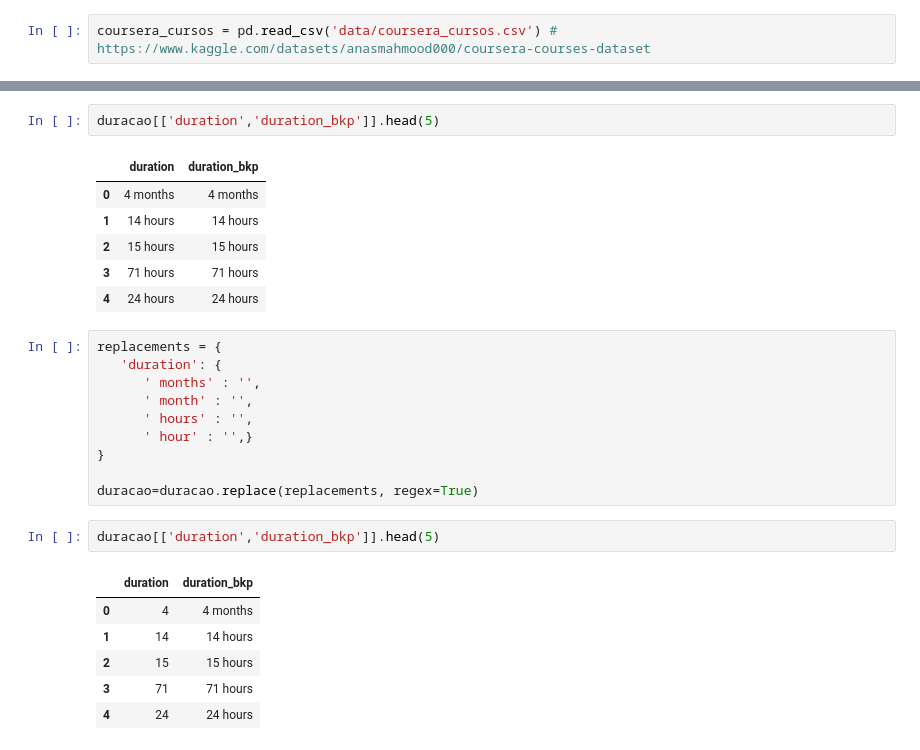
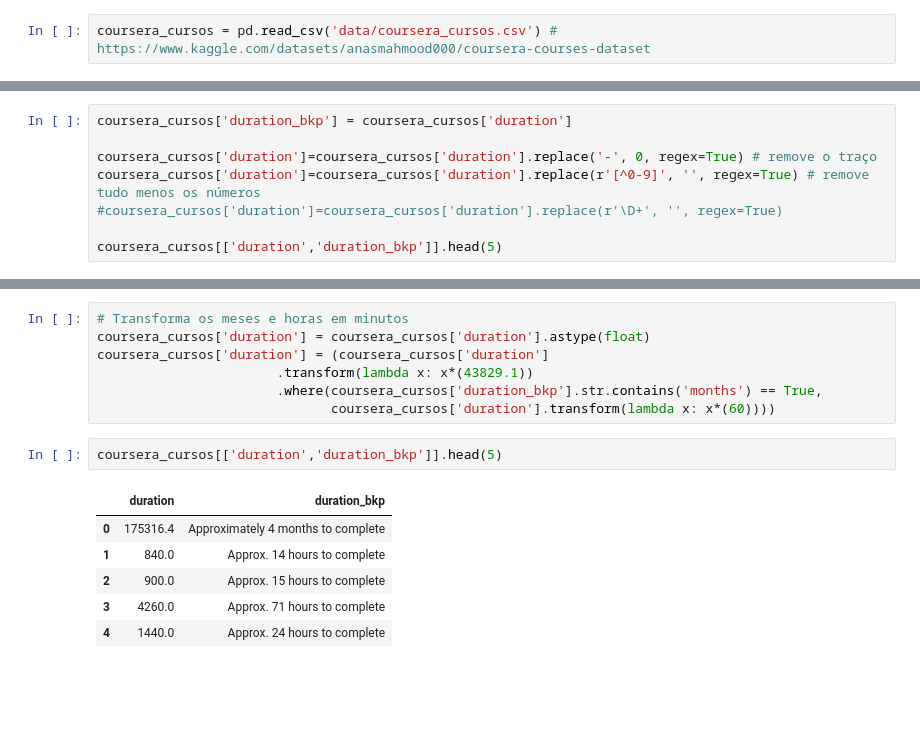
Before and after one commit to ismailymendes/mooc_udemy_coursera, a Jupyter notebook: mooc_udemy_coursera.ipynb, the cells around one changed output, grey strips where cells are left out. Saved outputs shown, nothing was run; the diff lists cells and outputs as text; blank space fills up the shorter version.

```diff
--- a/mooc_udemy_coursera.ipynb
+++ b/mooc_udemy_coursera.ipynb
@@ -716,0 +682,8 @@ Name: duration, Length: 242, dtype: object
+# %%
+coursera_cursos['duration_bkp'] = coursera_cursos['duration']
+
+coursera_cursos['duration']=coursera_cursos['duration'].replace('-', 0, regex=True) # remove o traço
+coursera_cursos['duration']=coursera_cursos['duration'].replace(r'[^0-9]', '', regex=True) # remove tudo menos os números
+#coursera_cursos['duration']=coursera_cursos['duration'].replace(r'\D+', '', regex=True)
+
+coursera_cursos[['duration','duration_bkp']].head(5)
@@ -717,28 +697,16 @@ Name: duration, Length: 242, dtype: object
+# %%
+# Transforma os meses e horas em minutos
+coursera_cursos['duration'] = coursera_cursos['duration'].astype(float)
+coursera_cursos['duration'] = (coursera_cursos['duration']
+                       .transform(lambda x: x*(43829.1))
+                       .where(coursera_cursos['duration_bkp'].str.contains('months') == True,
+                              coursera_cursos['duration'].transform(lambda x: x*(60))))
 # %%
-duracao[['duration','duration_bkp']].head(5)
+coursera_cursos[['duration','duration_bkp']].head(5)
 # %% [output]
 |  | duration | duration_bkp |
-| 0 | 4 months | 4 months |
-| 1 | 14 hours | 14 hours |
-| 2 | 15 hours | 15 hours |
-| 3 | 71 hours | 71 hours |
-| 4 | 24 hours | 24 hours |
+| 0 | 175316.4 | Approximately 4 months to complete |
+| 1 | 840.0 | Approx. 14 hours to complete |
+| 2 | 900.0 | Approx. 15 hours to complete |
+| 3 | 4260.0 | Approx. 71 hours to complete |
+| 4 | 1440.0 | Approx. 24 hours to complete |
-# %%
-replacements = {
-   'duration': {
-      ' months' : '',
-      ' month' : '',
-      ' hours' : '',
-      ' hour' : '',}
-}
-
-duracao=duracao.replace(replacements, regex=True)
-# %%
-duracao[['duration','duration_bkp']].head(5)
-# %% [output]
-|  | duration | duration_bkp |
-| 0 | 4 | 4 months |
-| 1 | 14 | 14 hours |
-| 2 | 15 | 15 hours |
-| 3 | 71 | 71 hours |
-| 4 | 24 | 24 hours |
```
Also changed, not shown: parts of 15 cells of this notebook.
